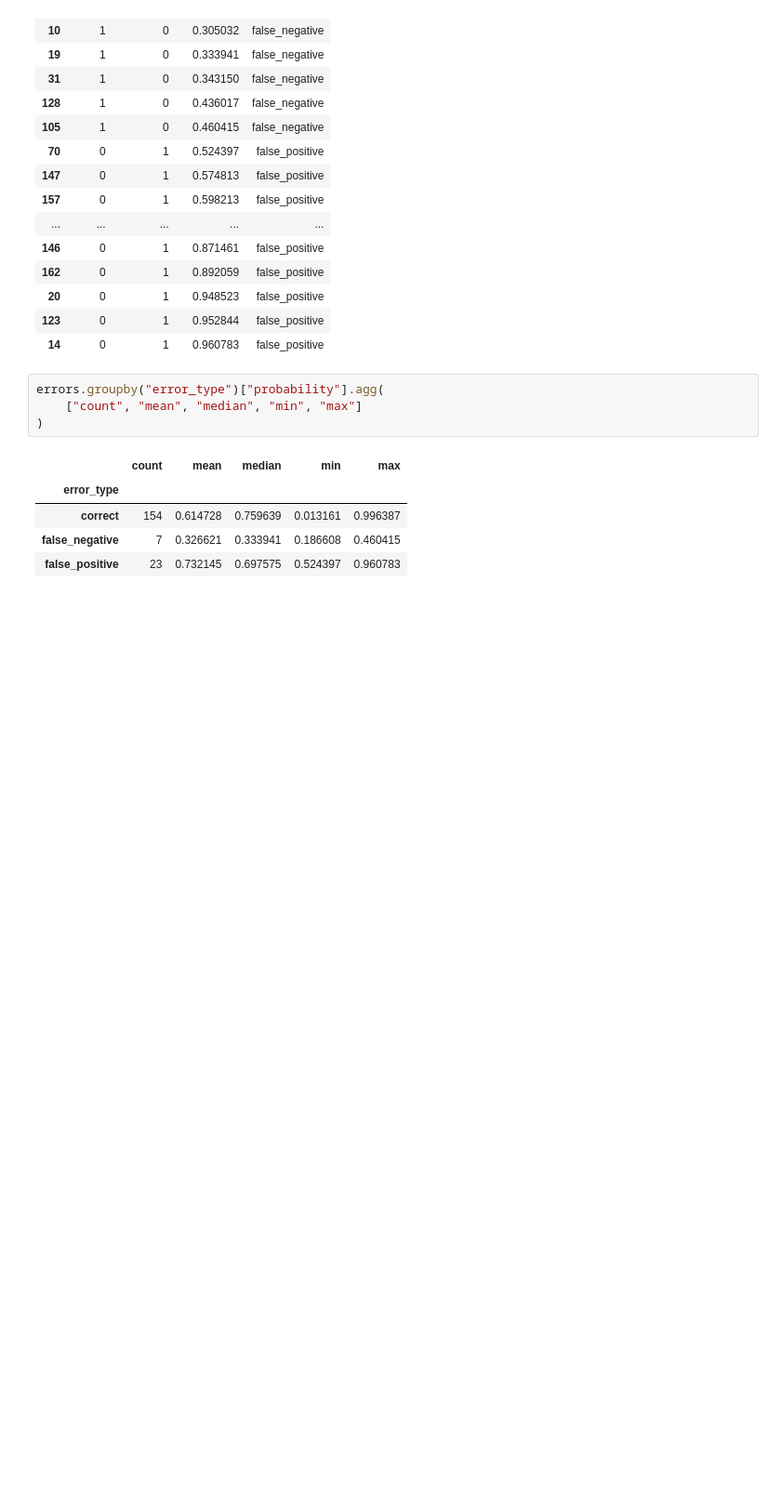
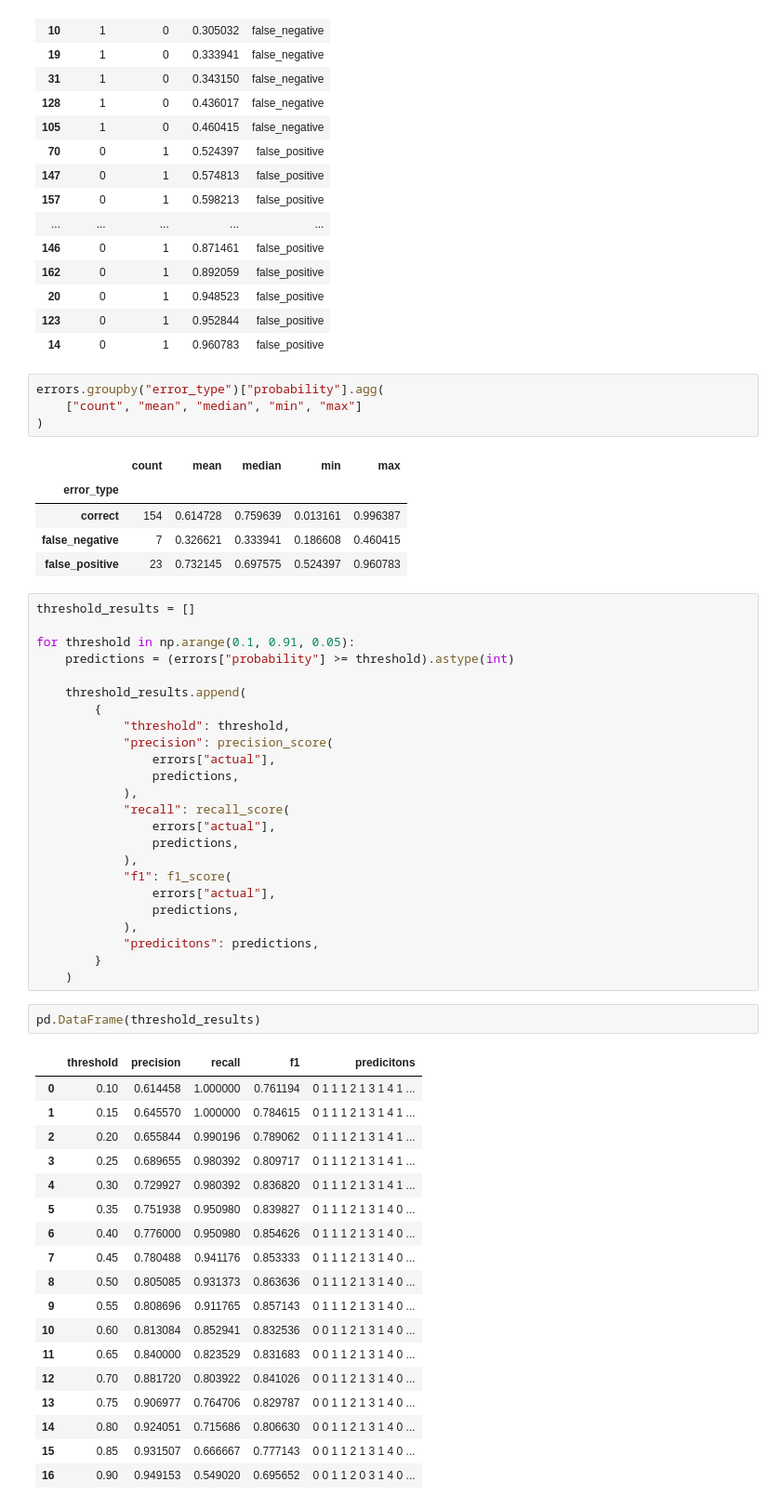
Before and after one commit to muhammadraditya28r/uci-heart-disease-ml, a Jupyter notebook: notebooks/04_model_evaluation.ipynb, the cells around one changed output. Shown at 93% size. Cells and saved outputs as stored; diff of their text form; blank space fills up the shorter version.

Commit message:
feat: add threshold analysis

```diff
--- a/notebooks/04_model_evaluation.ipynb
+++ b/notebooks/04_model_evaluation.ipynb
@@ -194,3 +200,48 @@ errors.groupby("error_type")["probability"].agg(
 | correct | 154 | 0.614728 | 0.759639 | 0.013161 | 0.996387 |
 | false_negative | 7 | 0.326621 | 0.333941 | 0.186608 | 0.460415 |
 | false_positive | 23 | 0.732145 | 0.697575 | 0.524397 | 0.960783 |
+# %%
+threshold_results = []
+
+for threshold in np.arange(0.1, 0.91, 0.05):
+    predictions = (errors["probability"] >= threshold).astype(int)
+
+    threshold_results.append(
+        {
+            "threshold": threshold,
+            "precision": precision_score(
+                errors["actual"],
+                predictions,
+            ),
+            "recall": recall_score(
+                errors["actual"],
+                predictions,
+            ),
+            "f1": f1_score(
+                errors["actual"],
+                predictions,
+            ),
+            "predicitons": predictions,
+        }
+    )
+# %%
+pd.DataFrame(threshold_results)
+# %% [output]
+|  | threshold | precision | recall | f1 | predicitons |
+| 0 | 0.10 | 0.614458 | 1.000000 | 0.761194 | 0 1 1 1 2 1 3 1 4 1 ... |
+| 1 | 0.15 | 0.645570 | 1.000000 | 0.784615 | 0 1 1 1 2 1 3 1 4 1 ... |
+| 2 | 0.20 | 0.655844 | 0.990196 | 0.789062 | 0 1 1 1 2 1 3 1 4 1 ... |
+| 3 | 0.25 | 0.689655 | 0.980392 | 0.809717 | 0 1 1 1 2 1 3 1 4 1 ... |
+| 4 | 0.30 | 0.729927 | 0.980392 | 0.836820 | 0 1 1 1 2 1 3 1 4 1 ... |
+| 5 | 0.35 | 0.751938 | 0.950980 | 0.839827 | 0 1 1 1 2 1 3 1 4 0 ... |
+| 6 | 0.40 | 0.776000 | 0.950980 | 0.854626 | 0 1 1 1 2 1 3 1 4 0 ... |
+| 7 | 0.45 | 0.780488 | 0.941176 | 0.853333 | 0 1 1 1 2 1 3 1 4 0 ... |
+| 8 | 0.50 | 0.805085 | 0.931373 | 0.863636 | 0 1 1 1 2 1 3 1 4 0 ... |
+| 9 | 0.55 | 0.808696 | 0.911765 | 0.857143 | 0 1 1 1 2 1 3 1 4 0 ... |
+| 10 | 0.60 | 0.813084 | 0.852941 | 0.832536 | 0 0 1 1 2 1 3 1 4 0 ... |
+| 11 | 0.65 | 0.840000 | 0.823529 | 0.831683 | 0 0 1 1 2 1 3 1 4 0 ... |
+| 12 | 0.70 | 0.881720 | 0.803922 | 0.841026 | 0 0 1 1 2 1 3 1 4 0 ... |
+| 13 | 0.75 | 0.906977 | 0.764706 | 0.829787 | 0 0 1 1 2 1 3 1 4 0 ... |
+| 14 | 0.80 | 0.924051 | 0.715686 | 0.806630 | 0 0 1 1 2 1 3 1 4 0 ... |
+| 15 | 0.85 | 0.931507 | 0.666667 | 0.777143 | 0 0 1 1 2 1 3 1 4 0 ... |
+| 16 | 0.90 | 0.949153 | 0.549020 | 0.695652 | 0 0 1 1 2 0 3 1 4 0 ... |
```
Also changed, not shown: parts of 3 cells of this notebook.
